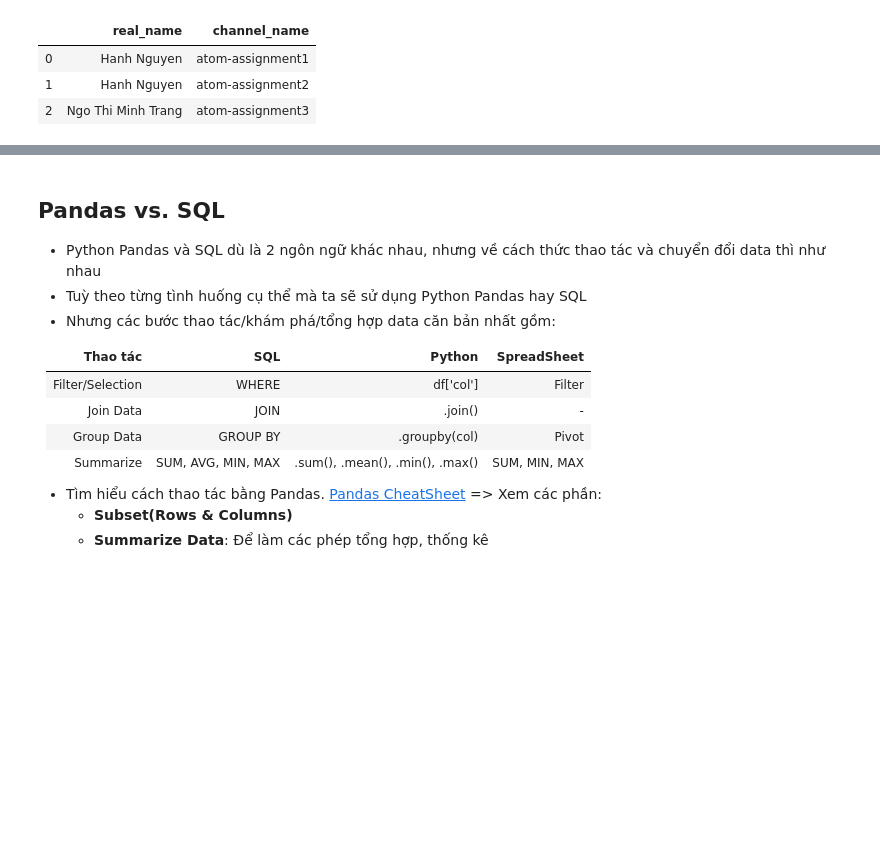
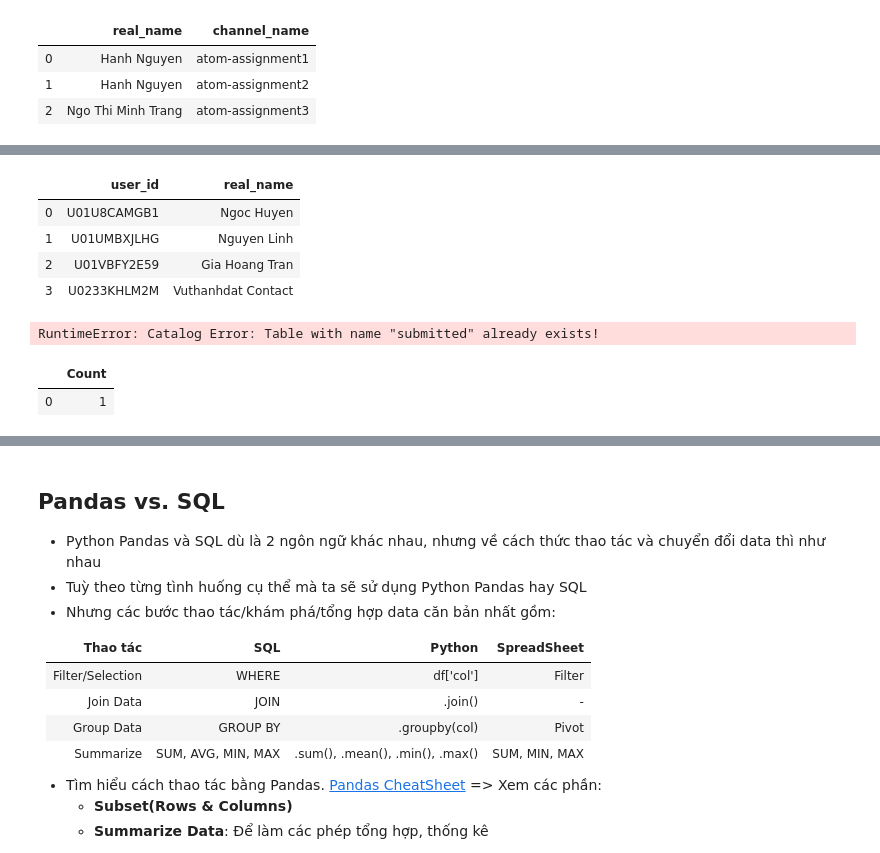
Before and after one commit to annaho124/atom-assignments, a Jupyter notebook: assignment_4/home_assignment_4.ipynb, the cells around one changed output, grey strips where cells are left out. Drawn from its saved outputs; the diff is of its cells as text; code cells hidden in the pictures; blank space fills up the shorter version.

```diff
--- a/assignment_4/home_assignment_4.ipynb
+++ b/assignment_4/home_assignment_4.ipynb
@@ -856,0 +885,65 @@ con.execute(SQL_4).fetch_df()
+# %%
+#Learner nào chưa nôp bất kì bài assignment nào?
+SQL_5 = '''
+--
+SELECT
+    user_id,
+    real_name
+FROM members_df
+WHERE DataCracy_Role LIKE 'Learner%'
+AND user_id NOT IN
+(SELECT
+    DISTINCT t1.user_id
+FROM msg_df as t1
+JOIN channel_df as t2
+ON t1.channel_id = t2.channel_id
+JOIN members_df as t3
+ON t1.user_id = t3.user_id
+WHERE t2.channel_name LIKE 'atom-assignment3'
+OR t2.channel_name LIKE 'atom-assignment2'
+OR t2.channel_name LIKE 'atom-assignment1'
+AND t3.DataCracy_Role LIKE 'Learner%')
+'''
+con.execute(SQL_5).fetch_df()
+# %% [output]
+|  | user_id | real_name |
+| 0 | U01U8CAMGB1 | Ngoc Huyen |
+| 1 | U01UMBXJLHG | Nguyen Linh |
+| 2 | U01VBFY2E59 | Gia Hoang Tran |
+| 3 | U0233KHLM2M | Vuthanhdat Contact |
+# %%
+#Tỷ lệ % Learner đã nộp assignment 1, 2, 3
+SQL_6 = '''
+--
+CREATE TABLE submitted AS
+(SELECT
+    COUNT (t1.user_id)
+FROM msg_df as t1
+JOIN channel_df as t2
+ON t1.channel_id = t2.channel_id
+JOIN members_df as t3
+ON t1.user_id = t3.user_id
+WHERE t2.channel_name LIKE 'atom-assignment3'
+AND t3.DataCracy_Role LIKE 'Learner%')
+'''
+con.execute(SQL_6).fetch_df()
+# %% [output]
+RuntimeError: Catalog Error: Table with name "submitted" already exists!
+# %%
+SQL_7 = '''
+--
+UPDATE submitted
+SET submitted_2 =
+(SELECT COUNT (t1.user_id)
+FROM msg_df as t1
+JOIN channel_df as t2
+ON t1.channel_id = t2.channel_id
+JOIN members_df as t3
+ON t1.user_id = t3.user_id
+WHERE t2.channel_name LIKE 'atom-assignment2'
+AND t3.DataCracy_Role LIKE 'Learner%')
+'''
+con.execute(SQL_7).fetch_df()
+# %% [output]
+|  | Count |
+| 0 | 1 |
```
Also changed, not shown: parts of 19 cells of this notebook.
